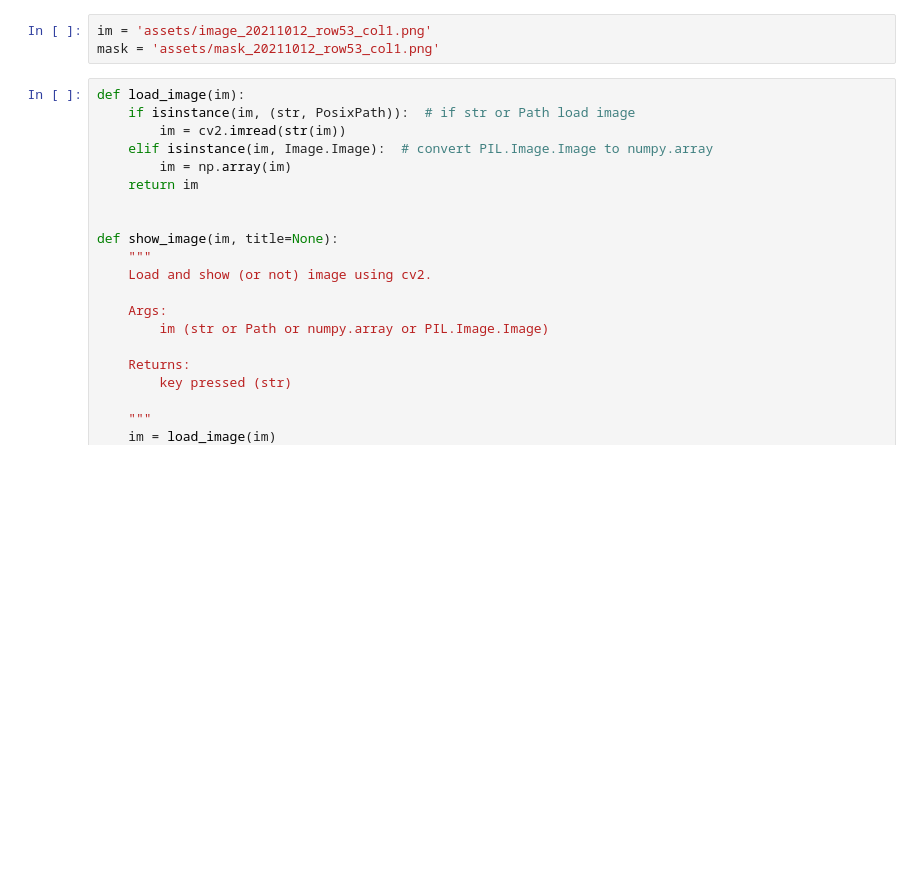
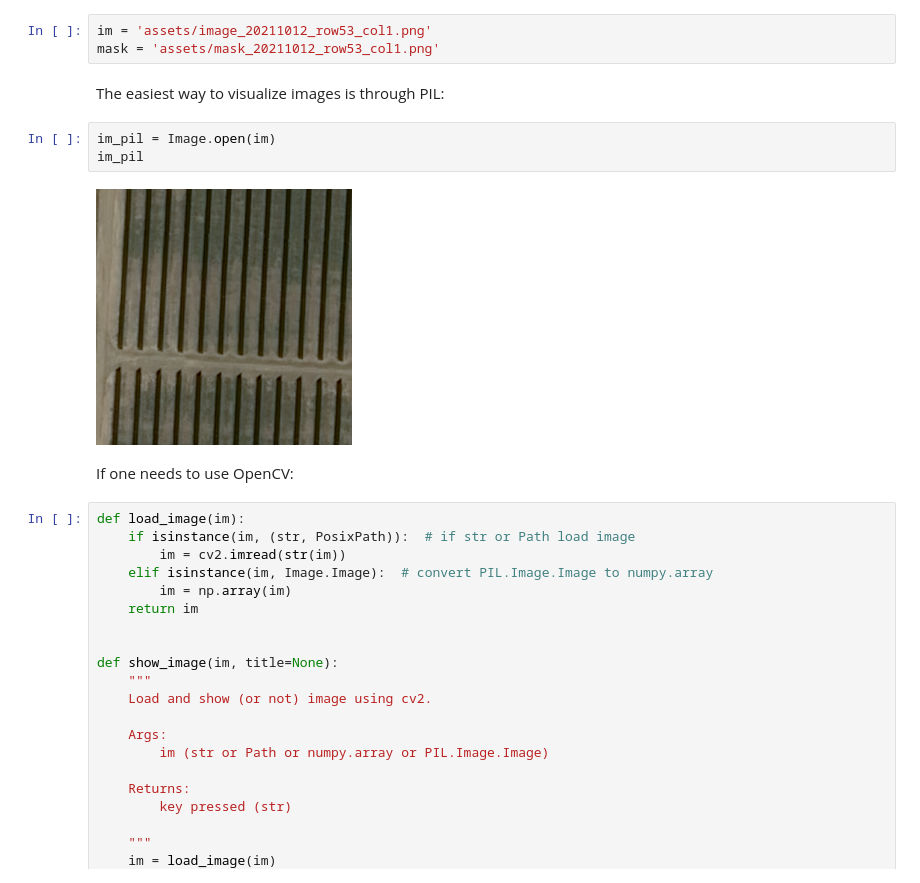
Before and after one commit to nesaboz/cheat-sheet, a Jupyter notebook: nbs/010_Python/Visualizations.ipynb, the cells around one changed output. Drawn from its saved outputs; the diff is of its cells as text; blank space fills up the shorter version.

Commit message:
Visualizations

```diff
--- a/nbs/010_Python/Visualizations.ipynb
+++ b/nbs/010_Python/Visualizations.ipynb
@@ -21,6 +24,15 @@ Requirement already satisfied: numpy>=1.17.0 in /Users/nenad.bozinovic/mambaforg
 # %%
 im = 'assets/image_20211012_row53_col1.png'
 mask = 'assets/mask_20211012_row53_col1.png'
+# %% [markdown]
+The easiest way to visualize images is through PIL:
+# %%
+im_pil = Image.open(im)
+im_pil
+# %% [output]
+[figure, added]
+# %% [markdown]
+If one needs to use OpenCV:
 # %%
 def load_image(im):
     if isinstance(im, (str, PosixPath)):  # if str or Path load image
```
Also changed, not shown: parts of 11 cells of this notebook.
